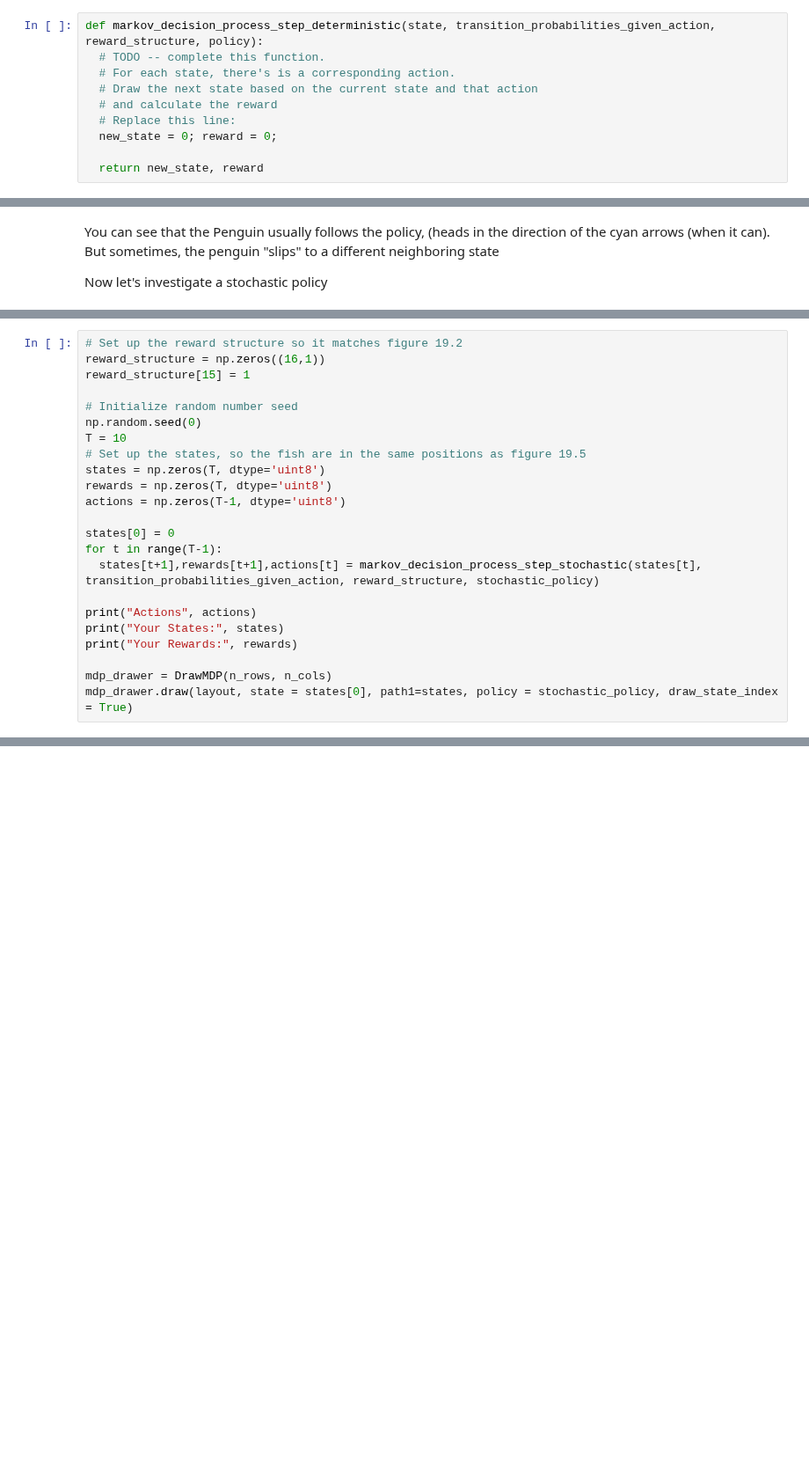
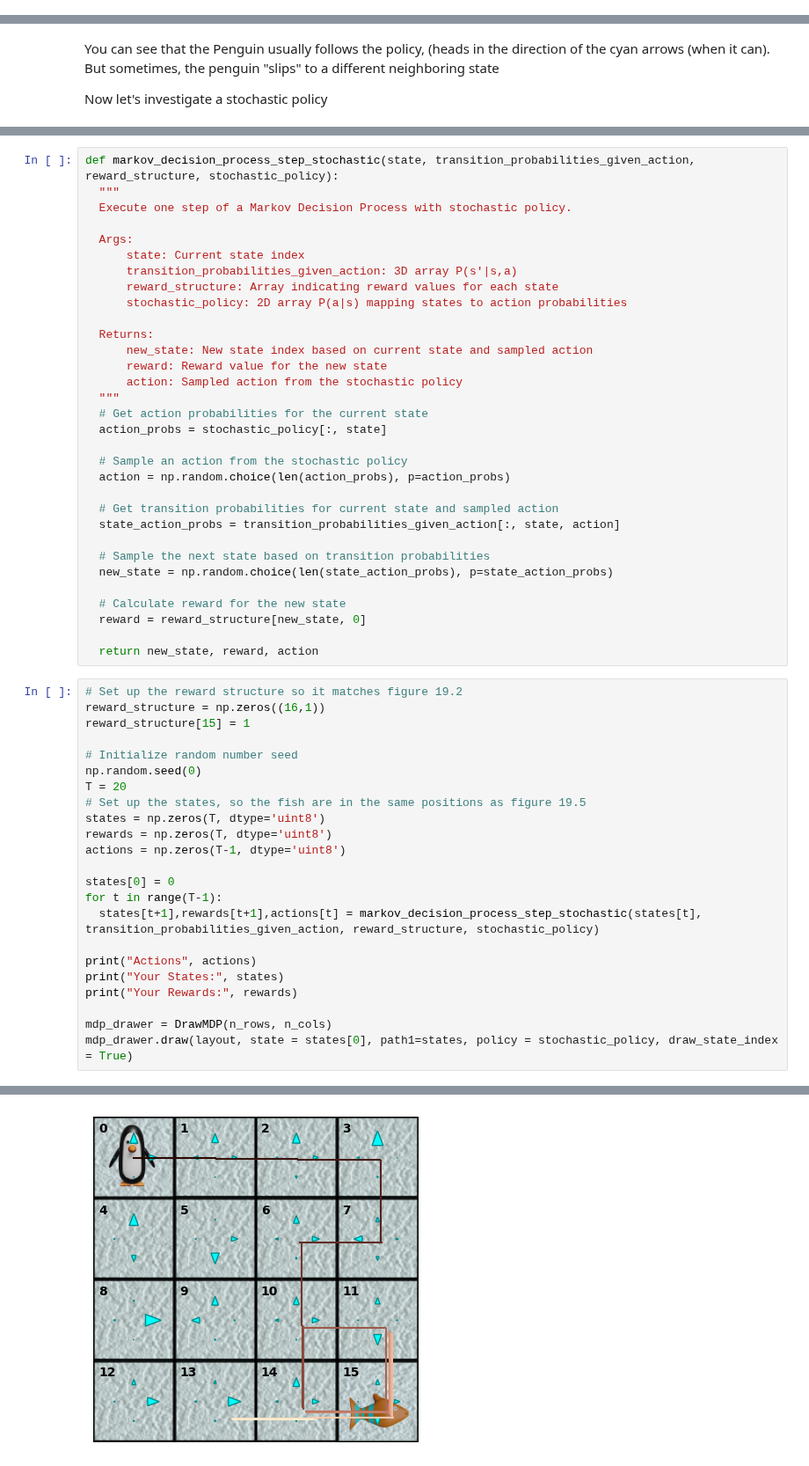
Before and after one commit to jawwada/Chatbot-Application, a Jupyter notebook: Notebooks/Chap19/19_1_Markov_Decision_Processes.ipynb, the cells around one changed output, grey strips where cells are left out. Shown at 88% size. Cells and saved outputs as stored; diff of their text form; blank space fills up the shorter version.

```diff
--- a/Notebooks/Chap19/19_1_Markov_Decision_Processes.ipynb
+++ b/Notebooks/Chap19/19_1_Markov_Decision_Processes.ipynb
@@ -440,13 +440,3 @@ mdp_drawer = DrawMDP(n_rows, n_cols)
 mdp_drawer.draw(layout, state = states[0], policy = policy, draw_state_index = True)
 # %% [output]
 [figure]
-# %%
-def markov_decision_process_step_deterministic(state, transition_probabilities_given_action, reward_structure, policy):
-  # TODO -- complete this function.
-  # For each state, there's is a corresponding action.
-  # Draw the next state based on the current state and that action
-  # and calculate the reward
-  # Replace this line:
-  new_state = 0; reward = 0;
-
-  return new_state, reward
@@ -507,3 +528,35 @@ def markov_decision_process_step_stochastic(state, transition_probabilities_give
+# %%
+def markov_decision_process_step_stochastic(state, transition_probabilities_given_action, reward_structure, stochastic_policy):
+  """
+  Execute one step of a Markov Decision Process with stochastic policy.
+
+  Args:
+      state: Current state index
+      transition_probabilities_given_action: 3D array P(s'|s,a)
+      reward_structure: Array indicating reward values for each state
+      stochastic_policy: 2D array P(a|s) mapping states to action probabilities
+
+  Returns:
+      new_state: New state index based on current state and sampled action
+      reward: Reward value for the new state
+      action: Sampled action from the stochastic policy
+  """
+  # Get action probabilities for the current state
+  action_probs = stochastic_policy[:, state]
+
+  # Sample an action from the stochastic policy
+  action = np.random.choice(len(action_probs), p=action_probs)
+
+  # Get transition probabilities for current state and sampled action
+  state_action_probs = transition_probabilities_given_action[:, state, action]
+
+  # Sample the next state based on transition probabilities
+  new_state = np.random.choice(len(state_action_probs), p=state_action_probs)
+
+  # Calculate reward for the new state
+  reward = reward_structure[new_state, 0]
+
+  return new_state, reward, action
 # %%
 # Set up the reward structure so it matches figure 19.2
 reward_structure = np.zeros((16,1))
@@ -511,7 +564,7 @@ reward_structure[15] = 1
 
 # Initialize random number seed
 np.random.seed(0)
-T = 10
+T = 20
 # Set up the states, so the fish are in the same positions as figure 19.5
 states = np.zeros(T, dtype='uint8')
 rewards = np.zeros(T, dtype='uint8')
@@ -527,3 +580,4 @@ print("Your Rewards:", rewards)
 
 mdp_drawer = DrawMDP(n_rows, n_cols)
 mdp_drawer.draw(layout, state = states[0], path1=states, policy = stochastic_policy, draw_state_index = True)
+# %% [output]
@@ -529,0 +587 @@ mdp_drawer.draw(layout, state = states[0], path1=states, policy = stochastic_pol
+[figure, added]
```
Also changed, not shown: parts of 5 cells of this notebook.
